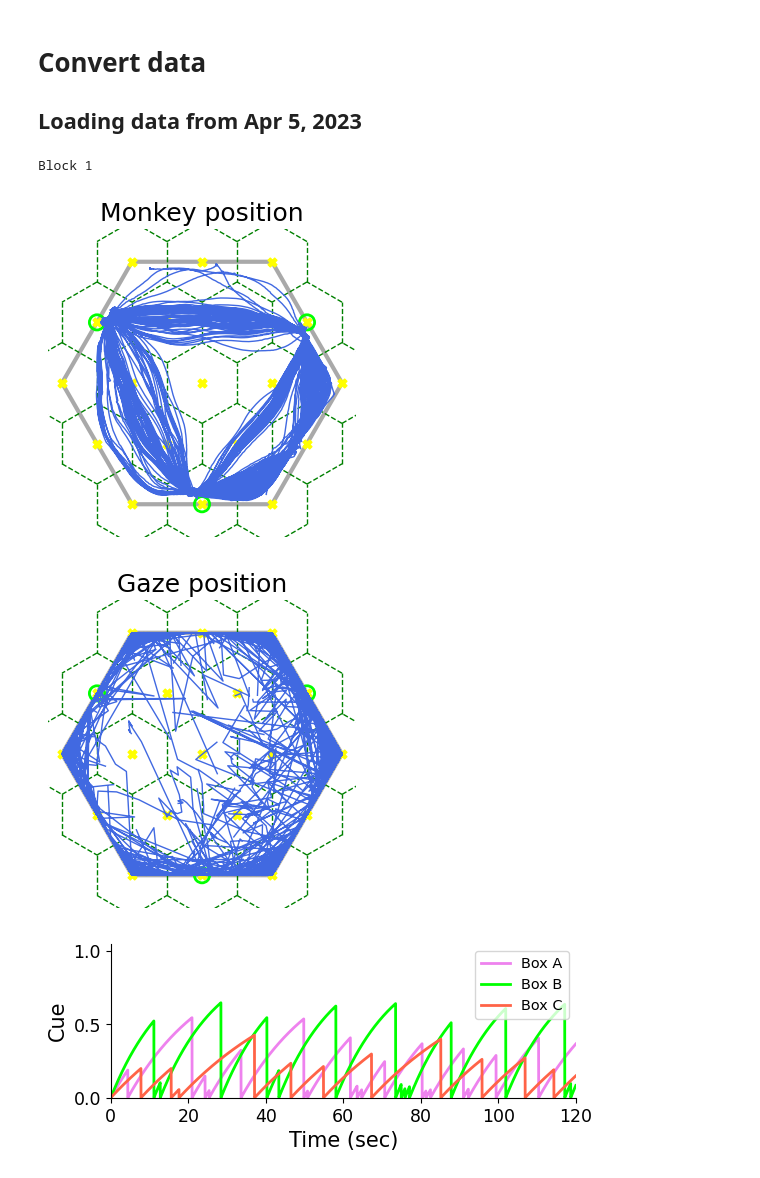
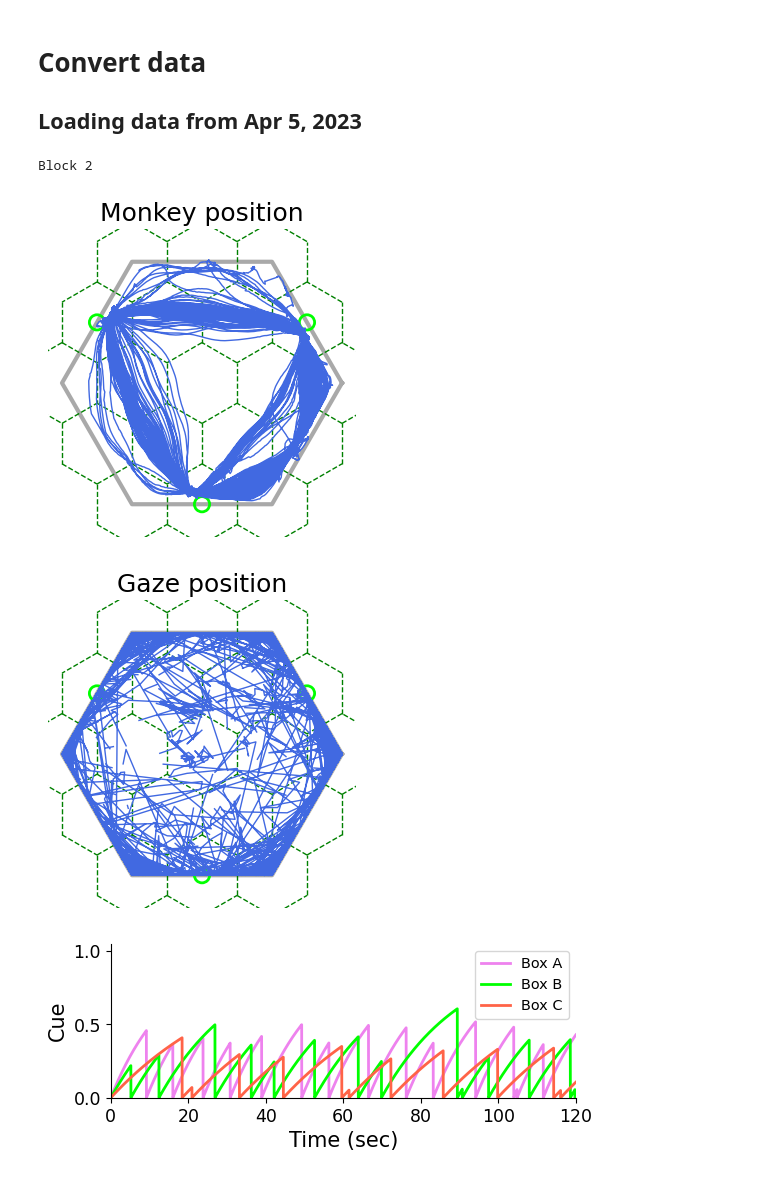
Before and after one commit to XaqLab/hex-arena, a Jupyter notebook: load-data.ipynb, the cells around one changed output. Cells and saved outputs as stored; diff of their text form; code cells hidden in the pictures.

```diff
--- a/load-data.ipynb
+++ b/load-data.ipynb
@@ -28,43 +28,43 @@ block_data = load_monkey_data(filename, block_idx)
 
 assert len(np.unique(block_data['kappas']))==1
 sigma = block_data['kappas'][0]
-taus = 1/block_data['rates']
+taus = block_data['taus']
 env = SimilarBoxForagingEnv(
     box={
         '_target_': 'hexarena.box.StationaryBox', 'num_patches': 1, 'num_levels': 10, 'num_grades': 10,
         'sigma': sigma,
     },
     boxes=[{'tau': tau} for tau in taus],
 )
 
 _, ax = plt.subplots(figsize=(4, 4))
 env.arena.plot_mesh(ax)
 pos_xyz = block_data['pos_xyz']/1860.5
 ax.plot(pos_xyz[:, 0], pos_xyz[:, 1], color='royalblue', linewidth=1)
 ax.set_title('Monkey position')
 
 _, ax = plt.subplots(figsize=(4, 4))
 env.arena.plot_mesh(ax)
 pos_xyz = block_data['gaze_xyz']/1860.5
 ax.plot(pos_xyz[:, 0], pos_xyz[:, 1], color='royalblue', linewidth=1)
 ax.set_title('Gaze position')
 
 _, ax = plt.subplots(figsize=(6, 2))
 colors = ['violet', 'lime', 'tomato']
 for i, color in enumerate(colors):
     ax.plot(block_data['t'], block_data['cues'][:, i], color=color)
 ax.legend(['Box A', 'Box B', 'Box C'], fontsize='x-small', loc='upper right')
 ax.set_xlim([0, 120])
 ax.set_xlabel('Time (sec)')
 ax.set_ylim([0, 1.05])
 ax.set_ylabel('Cue')
 
 plt.show()
 # %% [output]
-Block 1
+Block 2
-[figure, old version]
+[figure, new version]
-[figure, old version]
+[figure, new version]
-[figure, old version]
+[figure, new version]
 # %%
 print("Discretizing in both time and space...")
 env_data = env.convert_experiment_data(block_data)
```
Also changed, not shown: parts of 2 cells of this notebook, 4 other files.
